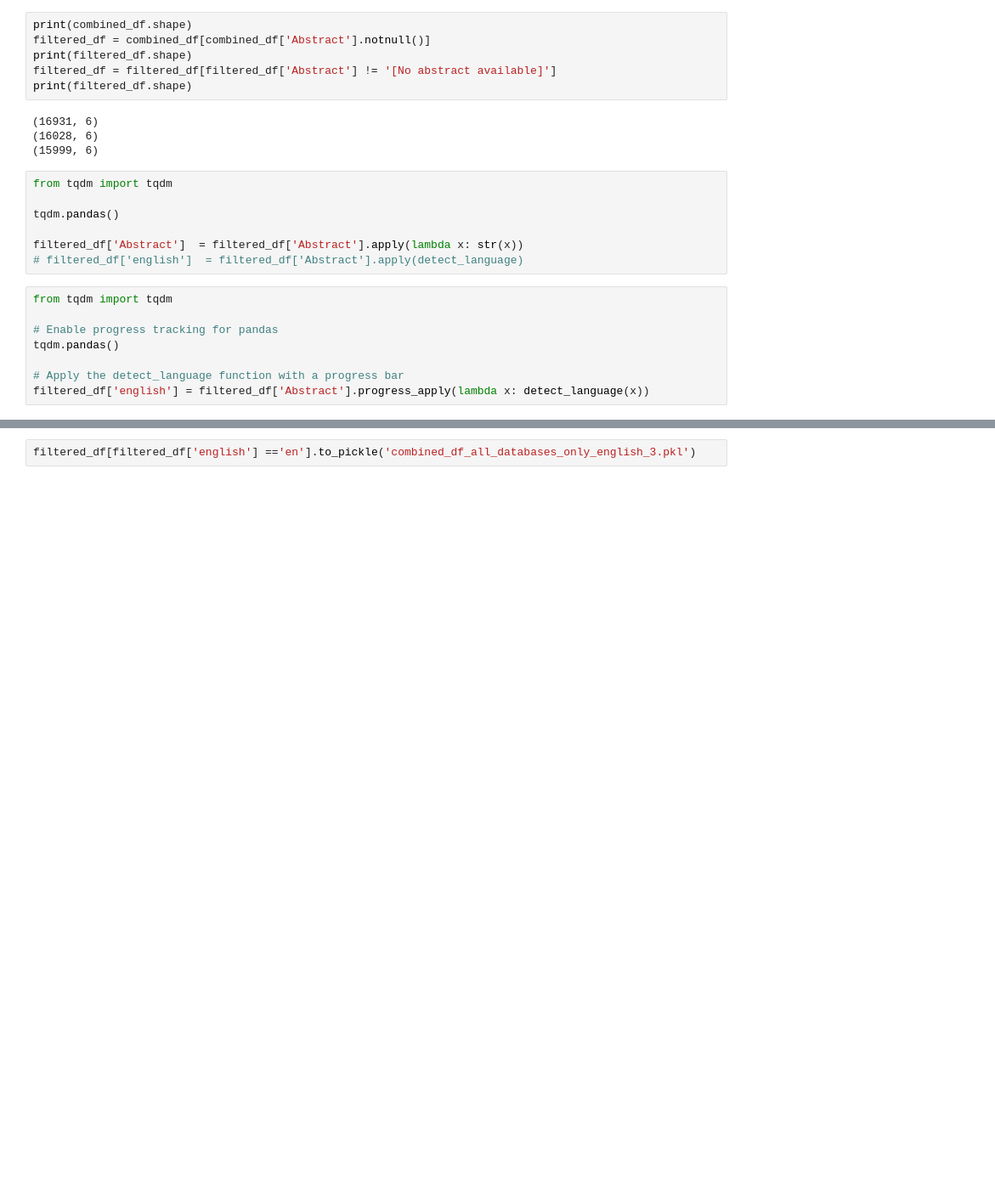
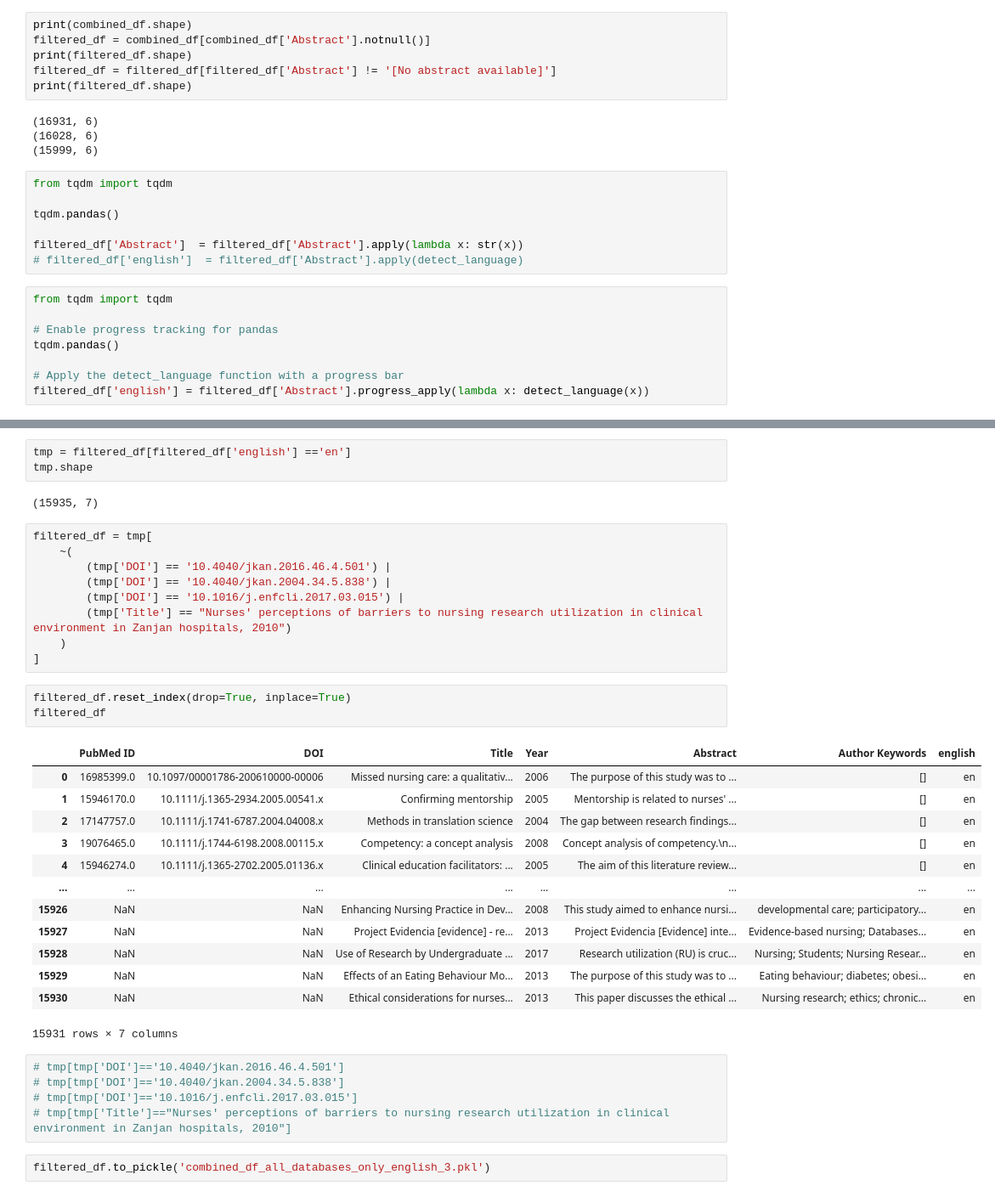
Before and after one commit to NoaTal1996/Barriers-and-Suggested-Solutions-to-Nursing-Participation-in-Research-A-Systematic-Review, a Jupyter notebook: Code/Data_Prep_Eng_1/Language_Detection_with_SpaCy_2.ipynb, the cells around one changed output, grey strips where cells are left out. Shown at 85% size. Cells and saved outputs as stored; diff of their text form; blank space fills up the shorter version.

```diff
--- a/Code/Data_Prep_Eng_1/Language_Detection_with_SpaCy_2.ipynb
+++ b/Code/Data_Prep_Eng_1/Language_Detection_with_SpaCy_2.ipynb
@@ -131,3 +130,39 @@ filtered_df['english'].value_counts()
 dtype: int64
+# %%
+tmp = filtered_df[filtered_df['english'] =='en']
+tmp.shape
+# %% [output]
+(15935, 7)
+# %%
+filtered_df = tmp[
+    ~(
+        (tmp['DOI'] == '10.4040/jkan.2016.46.4.501') |
+        (tmp['DOI'] == '10.4040/jkan.2004.34.5.838') |
+        (tmp['DOI'] == '10.1016/j.enfcli.2017.03.015') |
+        (tmp['Title'] == "Nurses' perceptions of barriers to nursing research utilization in clinical environment in Zanjan hospitals, 2010")
+    )
+]
+# %%
+filtered_df.reset_index(drop=True, inplace=True)
+filtered_df
+# %% [output]
+|  | PubMed ID | DOI | Title | Year | Abstract | Author Keywords | english |
+| 0 | 16985399.0 | 10.1097/00001786-200610000-00006 | Missed nursing care: a qualitativ... | 2006 | The purpose of this study was to ... | [] | en |
+| 1 | 15946170.0 | 10.1111/j.1365-2934.2005.00541.x | Confirming mentorship | 2005 | Mentorship is related to nurses' ... | [] | en |
+| 2 | 17147757.0 | 10.1111/j.1741-6787.2004.04008.x | Methods in translation science | 2004 | The gap between research findings... | [] | en |
+| 3 | 19076465.0 | 10.1111/j.1744-6198.2008.00115.x | Competency: a concept analysis | 2008 | Concept analysis of competency.\n... | [] | en |
+| 4 | 15946274.0 | 10.1111/j.1365-2702.2005.01136.x | Clinical education facilitators: ... | 2005 | The aim of this literature review... | [] | en |
+| ... | ... | ... | ... | ... | ... | ... | ... |
+| 15926 | NaN | NaN | Enhancing Nursing Practice in Dev... | 2008 | This study aimed to enhance nursi... | developmental care; participatory... | en |
+| 15927 | NaN | NaN | Project Evidencia [evidence] - re... | 2013 | Project Evidencia [Evidence] inte... | Evidence-based nursing; Databases... | en |
+| 15928 | NaN | NaN | Use of Research by Undergraduate ... | 2017 | Research utilization (RU) is cruc... | Nursing; Students; Nursing Resear... | en |
+| 15929 | NaN | NaN | Effects of an Eating Behaviour Mo... | 2013 | The purpose of this study was to ... | Eating behaviour; diabetes; obesi... | en |
+| 15930 | NaN | NaN | Ethical considerations for nurses... | 2013 | This paper discusses the ethical ... | Nursing research; ethics; chronic... | en |
+15931 rows × 7 columns
+# %%
+# tmp[tmp['DOI']=='10.4040/jkan.2016.46.4.501']
+# tmp[tmp['DOI']=='10.4040/jkan.2004.34.5.838']
+# tmp[tmp['DOI']=='10.1016/j.enfcli.2017.03.015']
+# tmp[tmp['Title']=="Nurses' perceptions of barriers to nursing research utilization in clinical environment in Zanjan hospitals, 2010"]
 # %%
-filtered_df[filtered_df['english'] =='en'].to_pickle('combined_df_all_databases_only_english_3.pkl')
+filtered_df.to_pickle('combined_df_all_databases_only_english_3.pkl')
```
Also changed, not shown: parts of 2 cells of this notebook.
